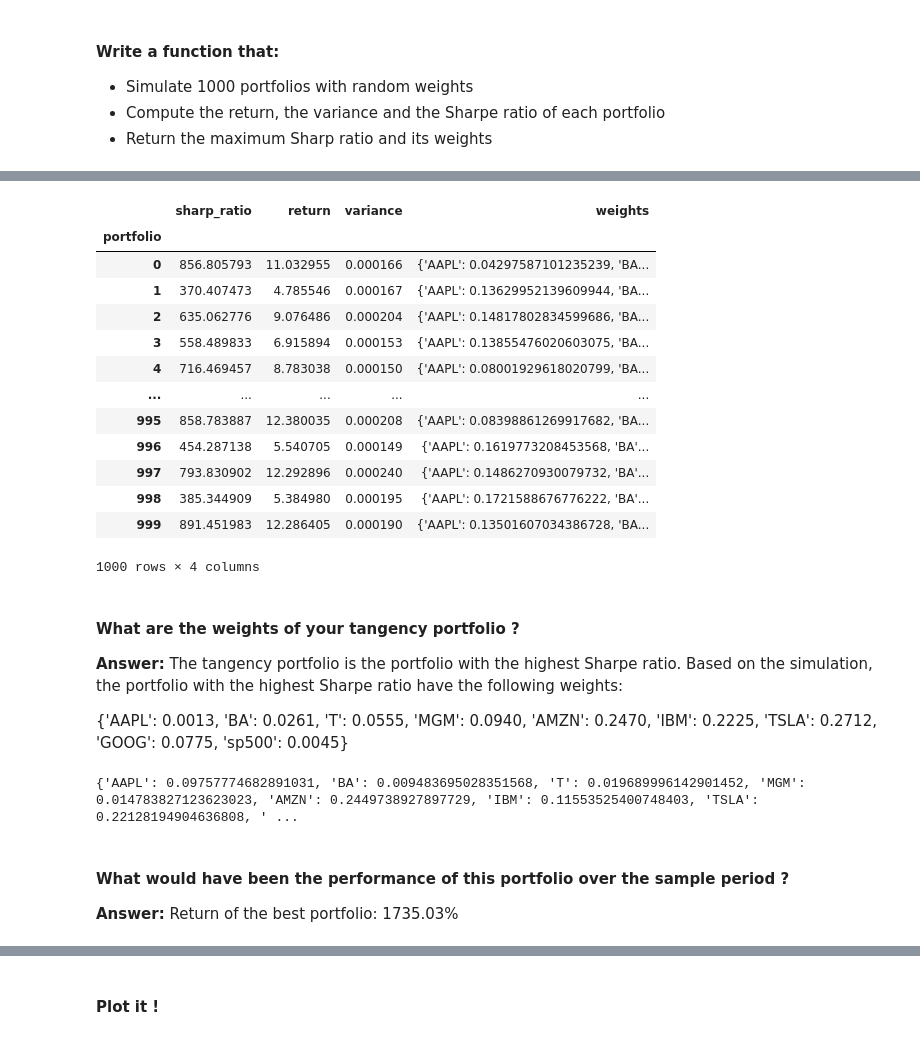
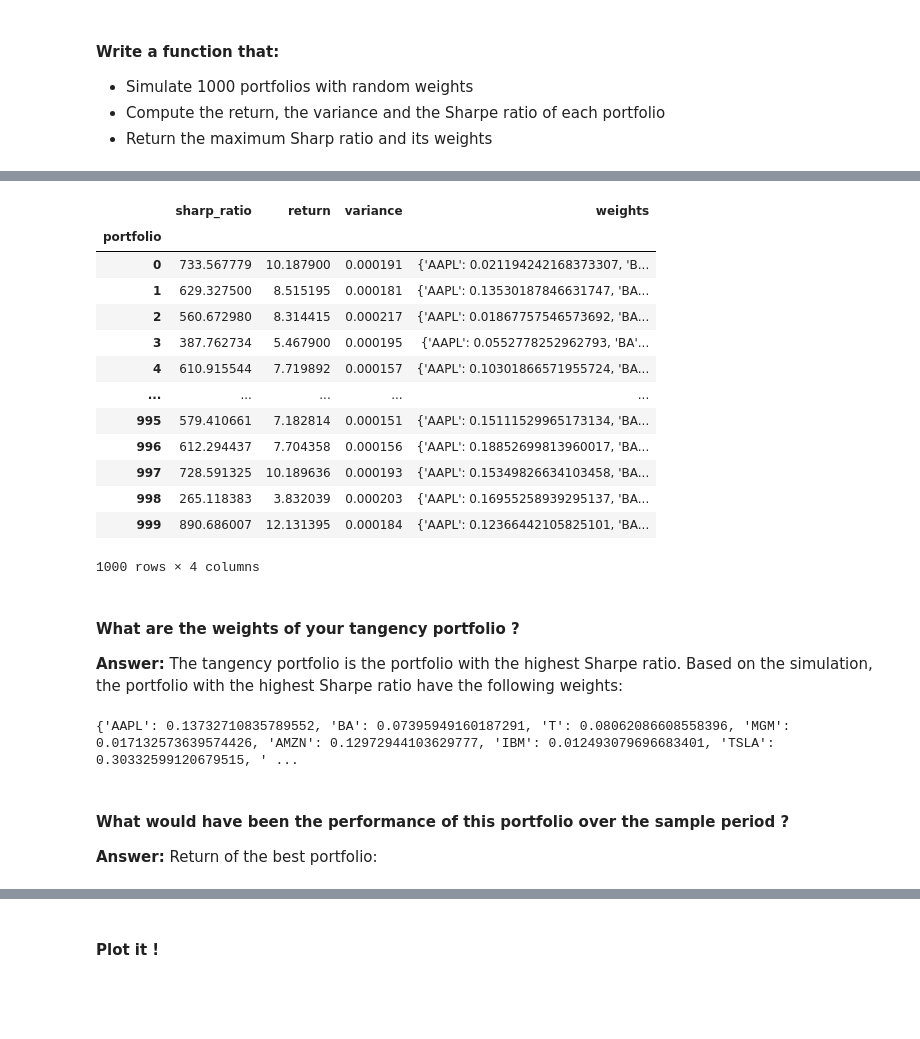
Before and after one commit to BocconiFinanceBigData/lab1, a Jupyter notebook: Group_1.ipynb, the cells around one changed output, grey strips where cells are left out. Saved outputs shown, nothing was run; the diff lists cells and outputs as text; code cells hidden in the pictures; blank space fills up the shorter version.

```diff
--- a/Group_1.ipynb
+++ b/Group_1.ipynb
@@ -297,0 +301,18 @@ plot_fancy_histogram(daily_returns, title=f'Daily Returns {daily_returns.index.m
+# %%
+# First, we find the risk free rate for the period from Dartmouth, as it is supplemented in their French-Fama dataset
+# We get the data from https://mba.tuck.dartmouth.edu/pages/faculty/ken.french/Data_Library/f-f_5_factors_2x3.html
+
+ff = web.DataReader('f-f_Research_Data_5_Factors_2x3',  # noqa: F811
+              'famafrench',
+              start='2010')[0]
+
+ff.index = ff.index.to_timestamp()
+
+ff = ff.resample('M').last().div(100) # divide by 100 to get correct format
+ff.index.name = 'date'
+
+rf = ff['RF'] # We only want the 'RF' column and the period for which we have asset data
+mask = (ff.index > '2012-01-01') & (ff.index < '2020-10-01') # to simplify, we use risk-free rate from 01-01-2012 to 2020-10-01
+rf = rf.loc[mask]
+total_rf_return = (1 + rf).prod() - 1 # calculate the effective risk-free rate in the period
+total_rf_return
@@ -299,64 +326,63 @@ plot_fancy_histogram(daily_returns, title=f'Daily Returns {daily_returns.index.m
 # Would be interesting to see how one can use an S&P500 ETF to optimize the portfolio
 cov_matrix = daily_returns.cov(ddof=0)
 assets_df = df
+
+
 
 def calc_total_return(df):
     return (df.loc[df.index.max()] / df.loc[df.index.min()]) - 1
 
 total_return = assets_df.apply(calc_total_return)
 
-# Include risk-free rate?
 def simulation(df):
     portfolios = pd.DataFrame(columns=['portfolio', 'sharp_ratio', 'return', 'variance', 'weights']).set_index('portfolio')
 
     for i in range(0, 1000):
         sum_weights = 0 # Assume long-only and max total weight is 1 (no leverage).
         weights = np.random.rand(1,len(assets_df.columns)).T # Transpose to get correct format for matrix-vector dot-product
         sum_weights = sum(weights.flatten())
         weights = weights / sum_weights
 
         p_return = sum(weights.flatten() * total_return) # portfolio return
         p_var = (np.dot(weights.T, np.dot(cov_matrix, weights)))[0][0] # portfolio variance
-        p_sharpe_ratio = p_return / (np.sqrt(p_var)) # portfolio Sharpe ratio
+        p_sharpe_ratio = (p_return - total_rf_return) / (np.sqrt(p_var)) # portfolio Sharpe ratio
 
         weights_dict = {}
         for idx, stock in enumerate(df.columns):
             weights_dict[stock] = weights[idx][0]
 
         portfolios.loc[i] = [p_sharpe_ratio, p_return, p_var, weights_dict]
 
     return portfolios
 
 portfolios = simulation(assets_df)
 portfolios
 # %% [output]
 |  | sharp_ratio | return | variance | weights |
 | portfolio |  |  |  |  |
-| 0 | 856.805793 | 11.032955 | 0.000166 | {'AAPL': 0.04297587101235239, 'BA... |
-| 1 | 370.407473 | 4.785546 | 0.000167 | {'AAPL': 0.13629952139609944, 'BA... |
-| 2 | 635.062776 | 9.076486 | 0.000204 | {'AAPL': 0.14817802834599686, 'BA... |
-| 3 | 558.489833 | 6.915894 | 0.000153 | {'AAPL': 0.13855476020603075, 'BA... |
-| 4 | 716.469457 | 8.783038 | 0.000150 | {'AAPL': 0.08001929618020799, 'BA... |
+| 0 | 733.567779 | 10.187900 | 0.000191 | {'AAPL': 0.021194242168373307, 'B... |
+| 1 | 629.327500 | 8.515195 | 0.000181 | {'AAPL': 0.13530187846631747, 'BA... |
+| 2 | 560.672980 | 8.314415 | 0.000217 | {'AAPL': 0.01867757546573692, 'BA... |
+| 3 | 387.762734 | 5.467900 | 0.000195 | {'AAPL': 0.0552778252962793, 'BA'... |
+| 4 | 610.915544 | 7.719892 | 0.000157 | {'AAPL': 0.10301866571955724, 'BA... |
 | ... | ... | ... | ... | ... |
-| 995 | 858.783887 | 12.380035 | 0.000208 | {'AAPL': 0.08398861269917682, 'BA... |
-| 996 | 454.287138 | 5.540705 | 0.000149 | {'AAPL': 0.1619773208453568, 'BA'... |
-| 997 | 793.830902 | 12.292896 | 0.000240 | {'AAPL': 0.1486270930079732, 'BA'... |
-| 998 | 385.344909 | 5.384980 | 0.000195 | {'AAPL': 0.1721588676776222, 'BA'... |
-| 999 | 891.451983 | 12.286405 | 0.000190 | {'AAPL': 0.13501607034386728, 'BA... |
+| 995 | 579.410661 | 7.182814 | 0.000151 | {'AAPL': 0.15111529965173134, 'BA... |
+| 996 | 612.294437 | 7.704358 | 0.000156 | {'AAPL': 0.18852699813960017, 'BA... |
+| 997 | 728.591325 | 10.189636 | 0.000193 | {'AAPL': 0.15349826634103458, 'BA... |
+| 998 | 265.118383 | 3.832039 | 0.000203 | {'AAPL': 0.16955258939295137, 'BA... |
+| 999 | 890.686007 | 12.131395 | 0.000184 | {'AAPL': 0.12366442105825101, 'BA... |
 1000 rows × 4 columns
 # %% [markdown]
 #### What are the weights of your tangency portfolio ?
 **Answer:** The tangency portfolio is the portfolio with the highest Sharpe ratio. Based on the simulation, the portfolio with the highest Sharpe ratio have the following weights:
-
-{'AAPL': 0.0013, 'BA': 0.0261, 'T': 0.0555, 'MGM': 0.0940, 'AMZN': 0.2470, 'IBM': 0.2225, 'TSLA': 0.2712, 'GOOG': 0.0775, 'sp500': 0.0045}
 # %%
 best_portfolio = portfolios.sort_values(by=['sharp_ratio'], ascending=False).iloc[0]
 print(best_portfolio['weights'])
 # %% [output]
-{'AAPL': 0.09757774682891031, 'BA': 0.009483695028351568, 'T': 0.019689996142901452, 'MGM': 0.014783827123623023, 'AMZN': 0.2449738927897729, 'IBM': 0.11553525400748403, 'TSLA': 0.22128194904636808, ' ...
+{'AAPL': 0.13732710835789552, 'BA': 0.07395949160187291, 'T': 0.08062086608558396, 'MGM': 0.017132573639574426, 'AMZN': 0.12972944103629777, 'IBM': 0.012493079696683401, 'TSLA': 0.30332599120679515, ' ...
 # %% [markdown]
 #### What would have been the performance of this portfolio over the sample period ?
-**Answer:** Return of the best portfolio: 1735.03%
+**Answer:** Return of the best portfolio:
 # %%
 print(f'Return of the best portfolio: {best_portfolio["return"]*100:.2f}%')
 # %% [output]
```
Also changed, not shown: parts of 5 cells of this notebook.
